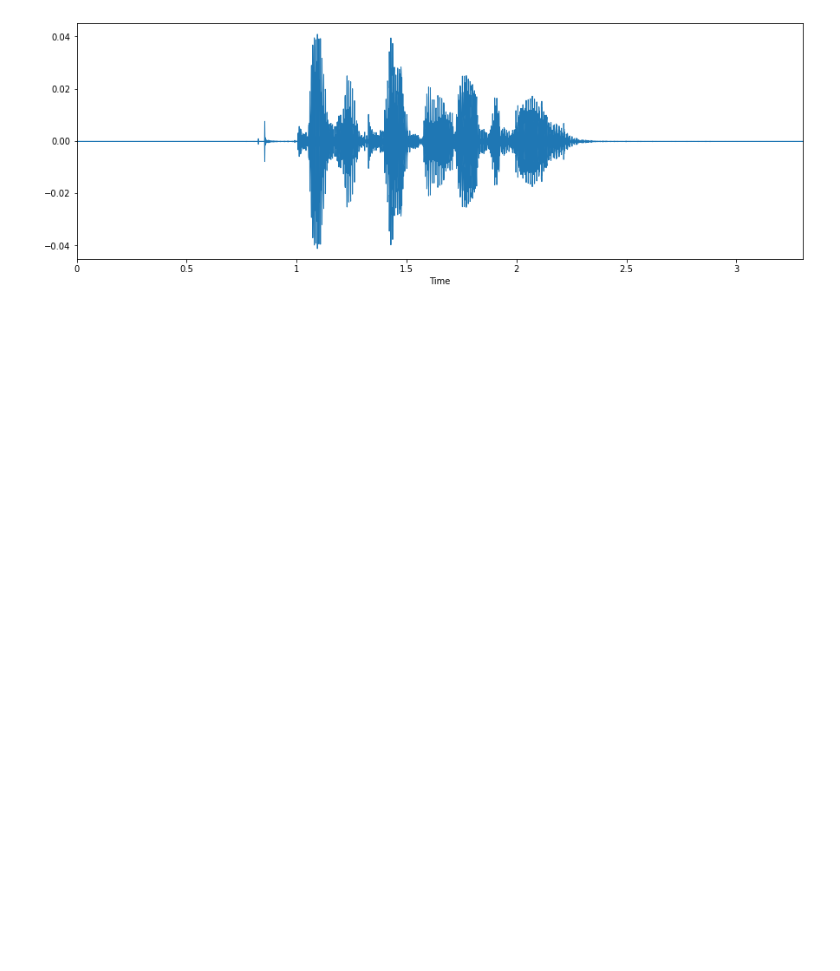
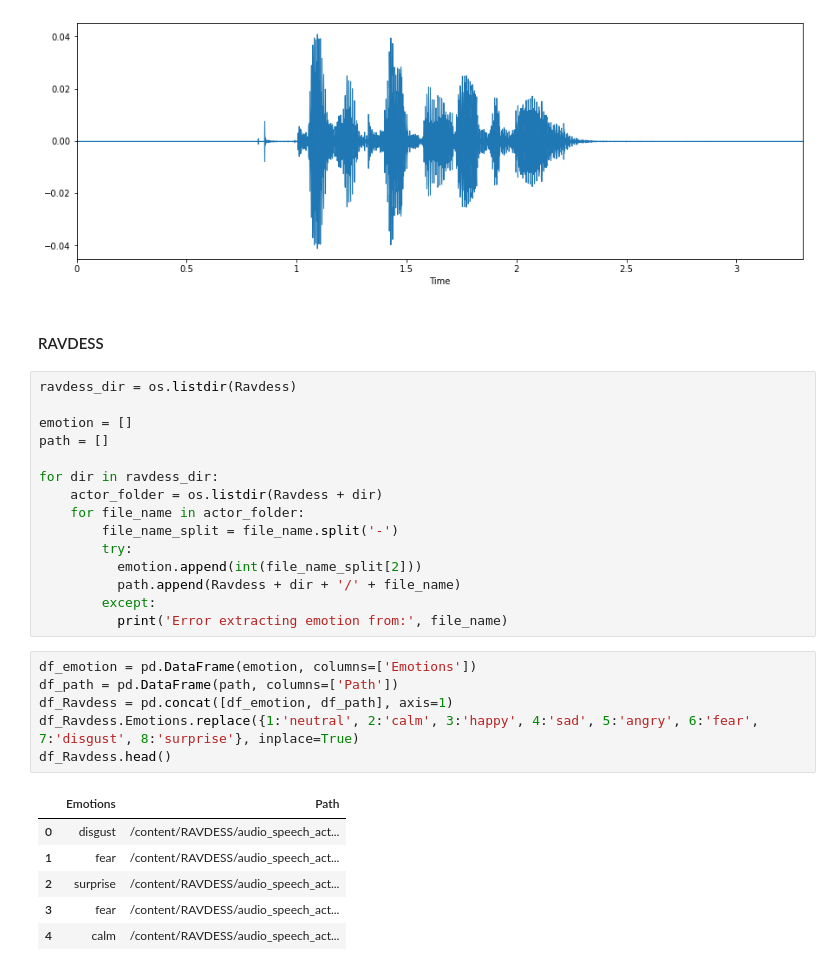
Before and after one commit to architGitHub/Speech-Emotion-Detection, a Jupyter notebook: Speech_Emotion_Detection.ipynb, the cells around one changed output. Saved outputs shown, nothing was run; the diff lists cells and outputs as text; blank space fills up the shorter version.

Commit message:
Extracted emotions from 'Ravdess'

```diff
--- a/Speech_Emotion_Detection.ipynb
+++ b/Speech_Emotion_Detection.ipynb
@@ -51,3 +53,33 @@ ipd.Audio(fname)
 # %% [output]
 [interactive output not drawn]
 [figure]
+# %% [markdown]
+#### RAVDESS
+# %%
+ravdess_dir = os.listdir(Ravdess)
+
+emotion = []
+path = []
+
+for dir in ravdess_dir:
+    actor_folder = os.listdir(Ravdess + dir)
+    for file_name in actor_folder:
+        file_name_split = file_name.split('-')
+        try:
+          emotion.append(int(file_name_split[2]))
+          path.append(Ravdess + dir + '/' + file_name)
+        except:
+          print('Error extracting emotion from:', file_name)
+# %%
+df_emotion = pd.DataFrame(emotion, columns=['Emotions'])
+df_path = pd.DataFrame(path, columns=['Path'])
+df_Ravdess = pd.concat([df_emotion, df_path], axis=1)
+df_Ravdess.Emotions.replace({1:'neutral', 2:'calm', 3:'happy', 4:'sad', 5:'angry', 6:'fear', 7:'disgust', 8:'surprise'}, inplace=True)
+df_Ravdess.head()
+# %% [output]
+|  | Emotions | Path |
+| 0 | disgust | /content/RAVDESS/audio_speech_act... |
+| 1 | fear | /content/RAVDESS/audio_speech_act... |
+| 2 | surprise | /content/RAVDESS/audio_speech_act... |
+| 3 | fear | /content/RAVDESS/audio_speech_act... |
+| 4 | calm | /content/RAVDESS/audio_speech_act... |
```
Also changed, not shown: parts of 1 cell of this notebook.
